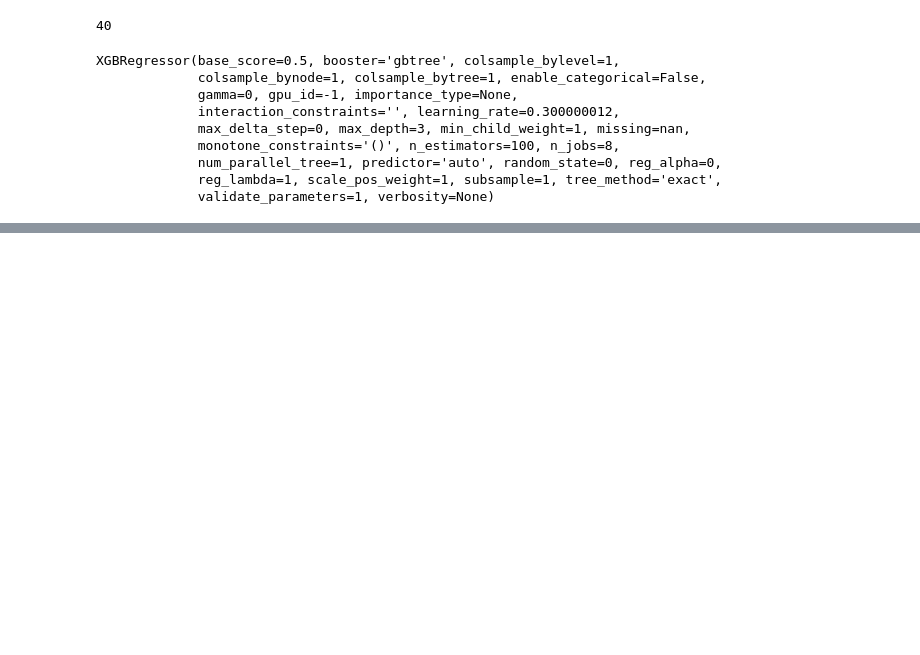
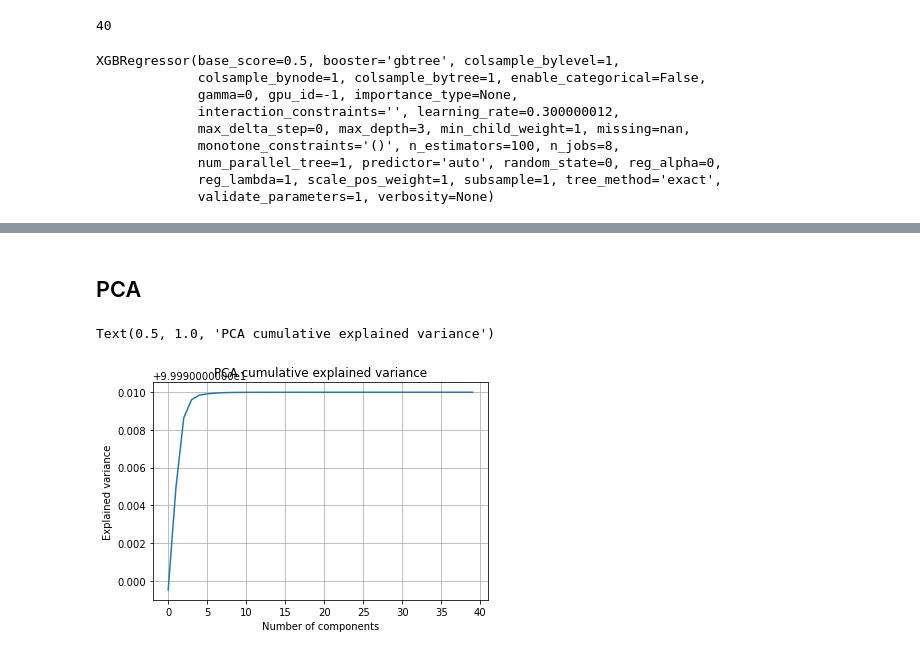
Before and after one commit to esther119/Understand-How-English-Fluency-Affects-Grade, a Jupyter notebook: XGboost.ipynb, the cells around one changed output, grey strips where cells are left out. Drawn from its saved outputs; the diff is of its cells as text; code cells hidden in the pictures; blank space fills up the shorter version.

```diff
--- a/XGboost.ipynb
+++ b/XGboost.ipynb
@@ -93,0 +112,17 @@ Accuracy: 53.69%
+# %% [markdown]
+## PCA
+# %%
+import numpy as np
+from sklearn.decomposition import PCA
+# Use 100 components to see explained variance
+pca_40 = PCA(n_components = 40)
+pca_40.fit(X)
+
+plt.grid()
+plt.plot(np.cumsum(pca_40.explained_variance_ratio_ * 100))
+plt.xlabel('Number of components')
+plt.ylabel('Explained variance')
+plt.title('PCA cumulative explained variance')
+# %% [output]
+Text(0.5, 1.0, 'PCA cumulative explained variance')
+[figure, added]
```
Also changed, not shown: parts of 10 cells of this notebook.
